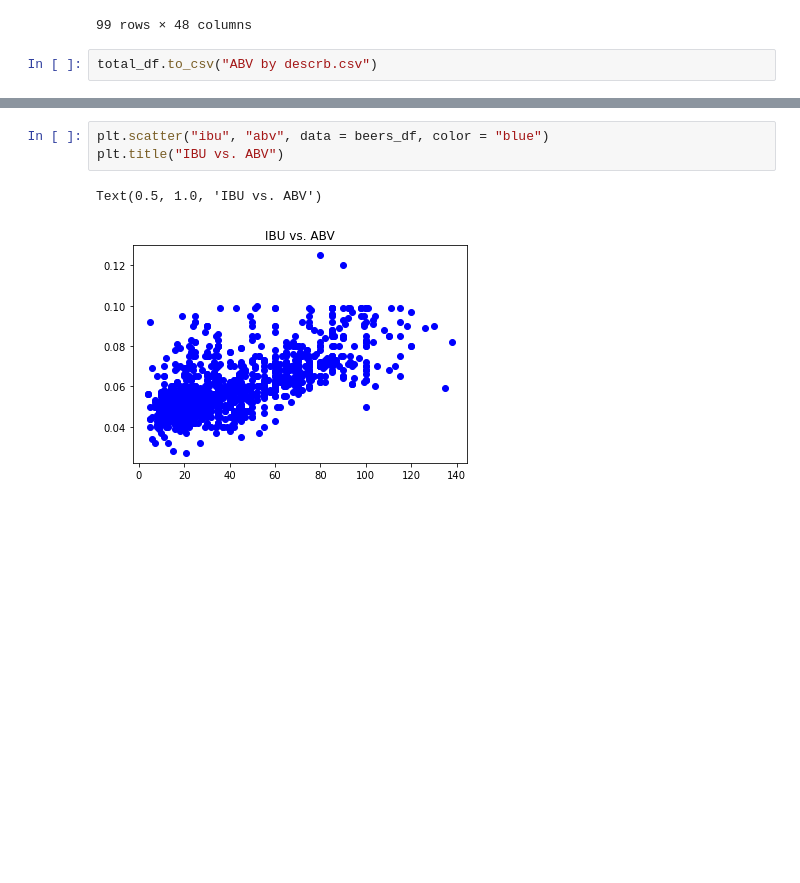
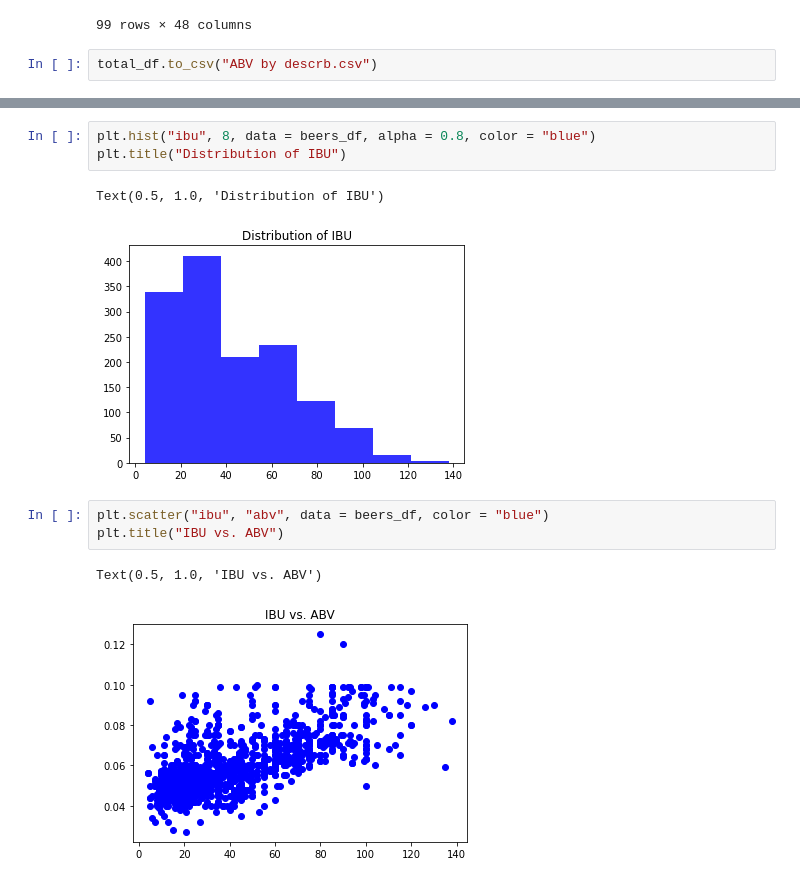
Before and after one commit to ItsGreyedOut/Brewery-Startup, a Jupyter notebook: resources/Dawn_proj1.ipynb, the cells around one changed output, grey strips where cells are left out. Saved outputs shown, nothing was run; the diff lists cells and outputs as text; blank space fills up the shorter version.

```diff
--- a/resources/Dawn_proj1.ipynb
+++ b/resources/Dawn_proj1.ipynb
@@ -122,3 +121,9 @@ Text(0.5, 1.0, 'Distribution of Alcohol By Volume')
+# %%
+plt.hist("ibu", 8, data = beers_df, alpha = 0.8, color = "blue")
+plt.title("Distribution of IBU")
+# %% [output]
+Text(0.5, 1.0, 'Distribution of IBU')
+[figure, added]
 # %%
 plt.scatter("ibu", "abv", data = beers_df, color = "blue")
 plt.title("IBU vs. ABV")
```
Also changed, not shown: parts of 4 cells of this notebook, 2 other files.
